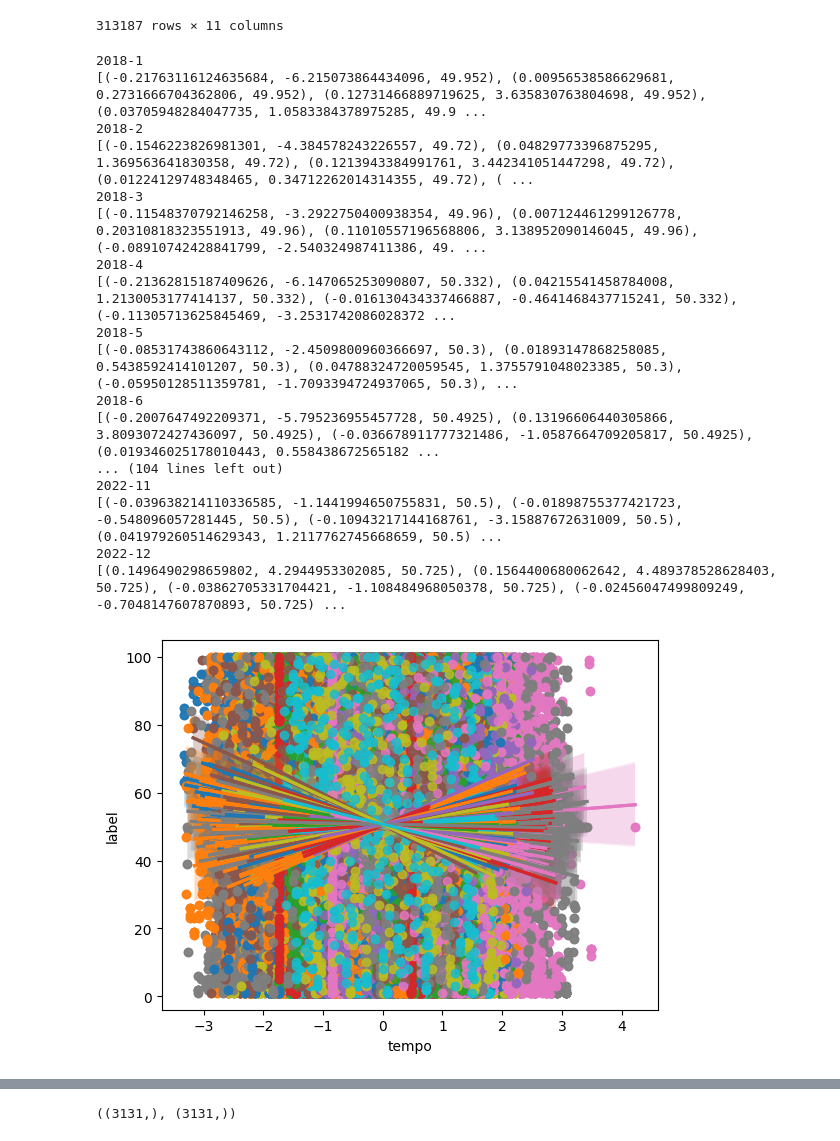
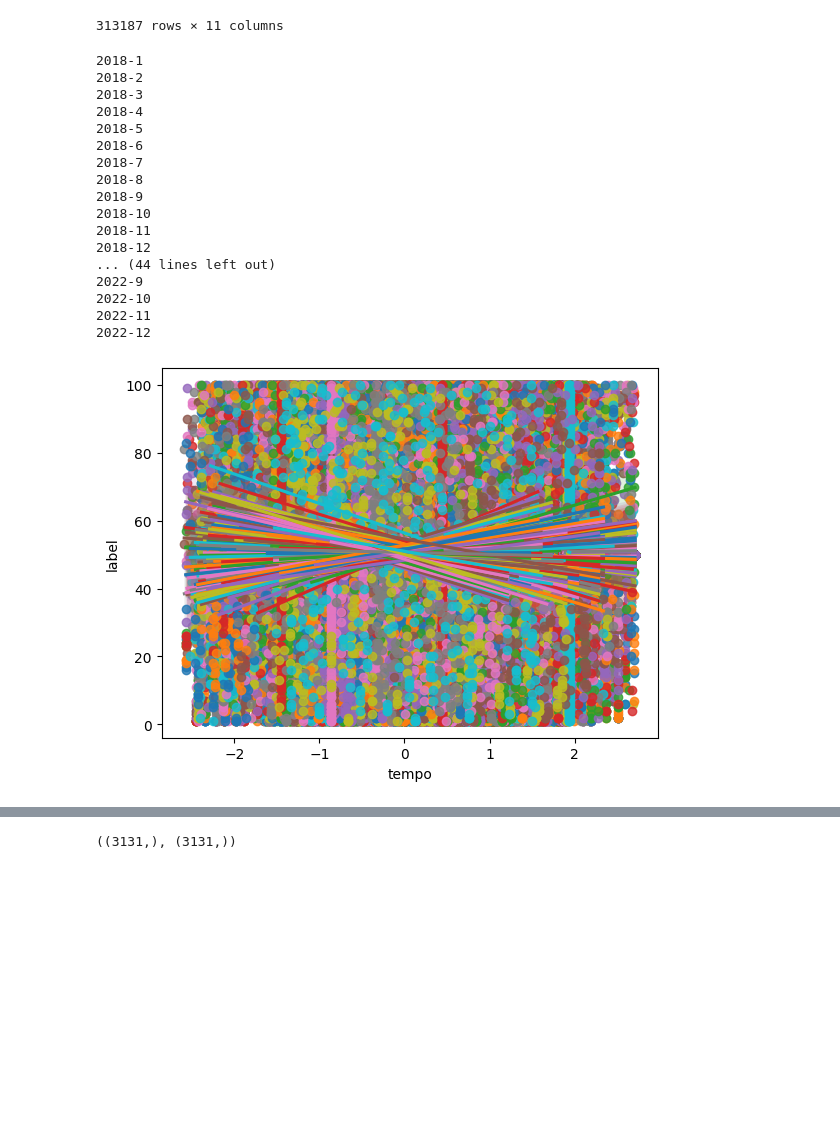
Before and after one commit to CG05/BillboardAnalitics, a Jupyter notebook: coeff.ipynb, the cells around one changed output, grey strips where cells are left out. Drawn from its saved outputs; the diff is of its cells as text; code cells hidden in the pictures; blank space fills up the shorter version.

```diff
--- a/coeff.ipynb
+++ b/coeff.ipynb
@@ -37,8 +37,11 @@ import matplotlib.pyplot as plt
 import scipy
 from sklearn.preprocessing import StandardScaler
 
-features = ['danceability', 'energy', 'loudness', 'mode', 'speechiness', 'acousticness', 'instrumentalness', 'liveness', 'valence', 'tempo']
-def getCorrelationAt(year, month):
+
+features = ['date','danceability', 'energy', 'loudness', 'mode', 'speechiness', 'acousticness', 'instrumentalness', 'liveness', 'valence', 'tempo']
+std = StandardScaler()
+std.fit(data[features])
+def getCorrelationAt(data, label, year, month):
     # show effect of each column on label
     # for especially y year m month
     # x-axis: column value
@@ -48,14 +51,13 @@ def getCorrelationAt(year, month):
     # scatter plot
     # show correlation
     # for each 10 columns, 10 plots
-    data_year = data_std[data_std['year'] == year]
+    data_year = data[data['year'] == year]
     data_month = data_year[data_year['month'] == month]
     label_year = label[label['year'] == year]
     label_month = label_year[label_year['month'] == month]
 
     dataForShow = data_month[features]
-    std = StandardScaler()
-    dataForShow = pd.DataFrame(std.fit_transform(dataForShow), columns=features, index=dataForShow.index)
+    dataForShow = pd.DataFrame(dataForShow, columns=features, index=dataForShow.index)
     dataForShow['label'] = label_month['0']
     corrList = []
     for i, feature in enumerate(features):
@@ -68,31 +70,30 @@ def getCorrelationAt(year, month):
 data_rec5 = data_std[data_std['year'] >= 2018]
 label_rec5 = label[label['year'] >= 2018]
 # %%
-features = ['danceability', 'energy', 'loudness', 'mode', 'speechiness', 'acousticness', 'instrumentalness', 'liveness', 'valence', 'tempo']
+features = ['date','danceability', 'energy', 'loudness', 'mode', 'speechiness', 'acousticness', 'instrumentalness', 'liveness', 'valence', 'tempo']
 ls = []
 for i, y in enumerate(range(2018, 2023)):
     for j, m in enumerate(range(1, 13)):
         print(f'{y}-{m}')
-        print(getCorrelationAt(y, m))
-        corrList = getCorrelationAt(y, m)
+        corrList = getCorrelationAt(data_rec5, label_rec5, y, m)
         ls.append(corrList)
 # %% [output]
 2018-1
-[(-0.21763116124635684, -6.215073864434096, 49.952), (0.00956538586629681, 0.2731666704362806, 49.952), (0.12731466889719625, 3.635830763804698, 49.952), (0.03705948284047735, 1.0583384378975285, 49.9 ...
 2018-2
-[(-0.1546223826981301, -4.384578243226557, 49.72), (0.04829773396875295, 1.369563641830358, 49.72), (0.1213943384991761, 3.442341051447298, 49.72), (0.01224129748348465, 0.34712262014314355, 49.72), ( ...
 2018-3
-[(-0.11548370792146258, -3.2922750400938354, 49.96), (0.007124461299126778, 0.20310818323551913, 49.96), (0.11010557196568806, 3.138952090146045, 49.96), (-0.08910742428841799, -2.540324987411386, 49. ...
 2018-4
-[(-0.21362815187409626, -6.147065253090807, 50.332), (0.04215541458784008, 1.2130053177414137, 50.332), (-0.016130434337466887, -0.4641468437715241, 50.332), (-0.11305713625845469, -3.2531742086028372 ...
 2018-5
-[(-0.08531743860643112, -2.4509800960366697, 50.3), (0.01893147868258085, 0.5438592414101207, 50.3), (0.04788324720059545, 1.3755791048023385, 50.3), (-0.05950128511359781, -1.7093394724937065, 50.3), ...
 2018-6
-[(-0.2007647492209371, -5.795236955457728, 50.4925), (0.13196606440305866, 3.8093072427436097, 50.4925), (-0.036678911777321486, -1.0587664709205817, 50.4925), (0.019346025178010443, 0.558438672565182 ...
-... (104 lines left out)
+2018-7
+2018-8
+2018-9
+2018-10
+2018-11
+2018-12
+... (44 lines left out)
+2022-9
+2022-10
 2022-11
-[(-0.039638214110336585, -1.1441994650755831, 50.5), (-0.01898755377421723, -0.548096057281445, 50.5), (-0.10943217144168761, -3.15887672631009, 50.5), (0.041979260514629343, 1.2117762745668659, 50.5) ...
 2022-12
-[(0.1496490298659802, 4.2944953302085, 50.725), (0.1564400680062642, 4.489378528628403, 50.725), (-0.03862705331704421, -1.108484968050378, 50.725), (-0.02456047499809249, -0.7048147607870893, 50.725) ...
-[figure, old version]
+[figure, new version]
 # %%
```
Also changed, not shown: parts of 27 cells of this notebook.
